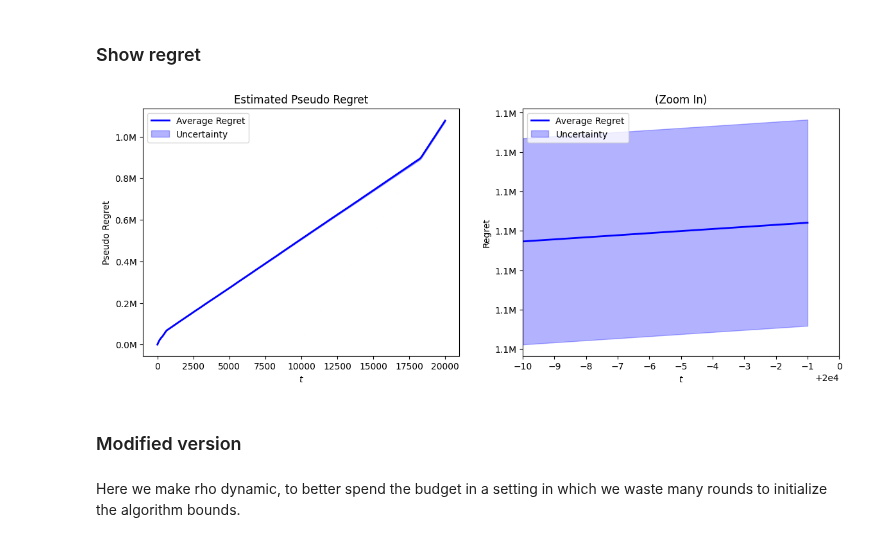
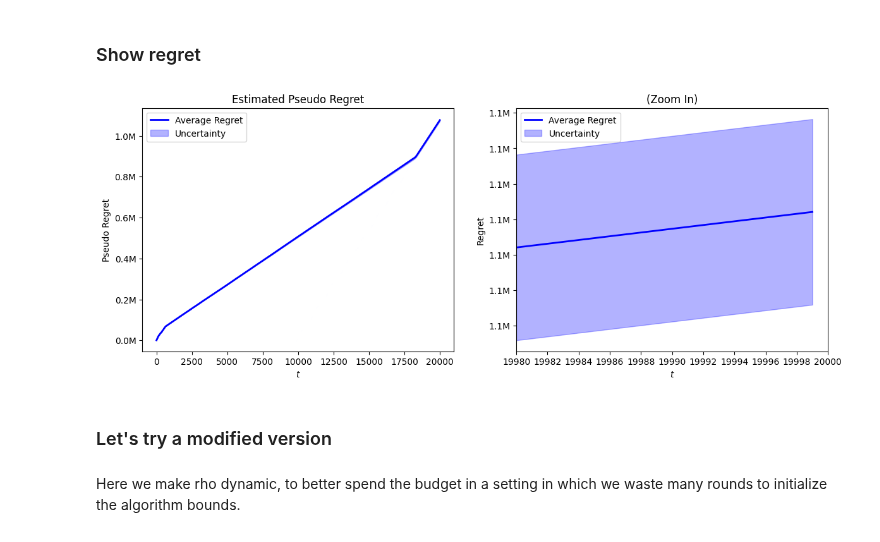
Before and after one commit to peetceenatoo/online-learning, a Jupyter notebook: R2.ipynb, the cells around one changed output. Drawn from its saved outputs; the diff is of its cells as text; code cells hidden in the pictures.

```diff
--- a/R2.ipynb
+++ b/R2.ipynb
@@ -87,7 +87,7 @@ assert buyers_per_round >= 1, "Must have at least one buyer per round"
 
 # --- Other Parameters ---
 
-zoom = 0.0005            # Zoom factor for plotting
+zoom = 0.001            # Zoom factor for plotting
 s = 30                  # random seed
 
 # --- Formatter for Millions in the plots---
@@ -381,38 +339,39 @@ _ = plt.title("Top 10 Actions Played in Last Run")
 # Compute average (and standard deviation) of regret across all trials
 average_regret = np.array(regret_per_trial).mean(axis=0)
 regret_sd = np.array(regret_per_trial).std(axis=0)
 
 # --- Plotting Average Cumulative Regret (Pseudo Regret) ---
 
 # Set zoom start time based on the zoom factor
 zoom_start_t = int(max(0, T - max(1, int(T * zoom))))
 
 fig, (ax1, ax2) = plt.subplots(1, 2, figsize=(14, 5), sharex=False)
 
 # Full Plot (left)
-ax1.plot(np.arange(T), average_regret, 'b-', linewidth=2, label='Average Regret')
-ax1.fill_between(np.arange(T), average_regret - regret_sd / np.sqrt(n_trials), average_regret + regret_sd / np.sqrt(n_trials), alpha=0.3, color='blue', label='Uncertainty')
+ax1.plot(np.arange(0, T), average_regret, 'b-', linewidth=2, label='Average Regret')
+ax1.fill_between(np.arange(0, T), average_regret - regret_sd / np.sqrt(n_trials), average_regret + regret_sd / np.sqrt(n_trials), alpha=0.3, color='blue', label='Uncertainty')
 ax1.set_title('Estimated Pseudo Regret')
 ax1.set_xlabel('$t$')
 ax1.set_ylabel('Pseudo Regret')
 ax1.legend()
 ax1.xaxis.set_major_locator(matplotlib.ticker.MaxNLocator(integer=True))
 ax1.yaxis.set_major_formatter(matplotlib.ticker.FuncFormatter(millions_formatter))
 
 # Zoom In Plot (right)
 ax2.plot(np.arange(zoom_start_t, T), average_regret[zoom_start_t:], 'b-', linewidth=2, label='Average Regret')
 ax2.fill_between(np.arange(zoom_start_t, T), (average_regret - regret_sd / np.sqrt(n_trials))[zoom_start_t:], (average_regret + regret_sd / np.sqrt(n_trials))[zoom_start_t:], alpha=0.3, color='blue', label='Uncertainty')
 ax2.set_xlim(zoom_start_t, T)
 ax2.set_title('(Zoom In)')
 ax2.set_xlabel('$t$')
 ax2.set_ylabel('Regret')
 ax2.legend()
 ax2.xaxis.set_major_locator(matplotlib.ticker.MaxNLocator(integer=True))
+ax2.ticklabel_format(useOffset=False, style='plain', axis='x')
 _ = ax2.yaxis.set_major_formatter(matplotlib.ticker.FuncFormatter(millions_formatter))
 # %% [output]
-[figure, old version]
+[figure, new version]
-# %% [markdown]
-### Modified version
+# %% [markdown]
+### Let's try a modified version
 # %% [markdown]
 Here we make rho dynamic, to better spend the budget in a setting in which we waste many rounds to initialize the algorithm bounds.
 # %%
```
Also changed, not shown: parts of 7 cells of this notebook, 1 other file.
